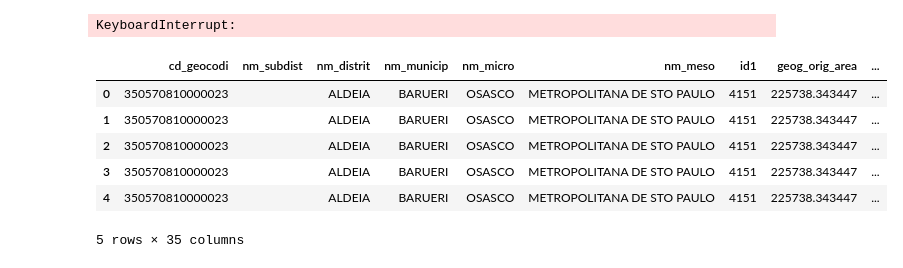
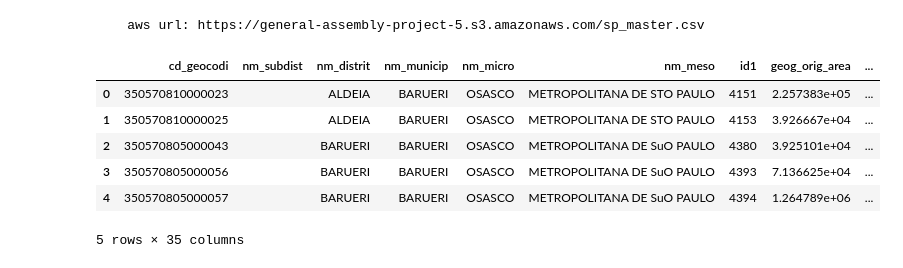
Before and after one commit to q-downgrade/informal-settlement-identification, a Jupyter notebook: tools/upload_files.ipynb, the cells around one changed output. Drawn from its saved outputs; the diff is of its cells as text; code cells hidden in the pictures.

```diff
--- a/tools/upload_files.ipynb
+++ b/tools/upload_files.ipynb
@@ -11,7 +11,7 @@ def read_json(json_file):
 wd = '/Users/danielmsheehan/Dropbox/General_Assembly/Projects/project_5/data'
 config = read_json('config.json')
 
-for g in ['sp', 'rj']:
+for g in ['sp']:  #, 'rj']:
     local_file = f"{wd}/output/{g}_master.csv"
     s3_filename = f"{g}_master.csv"
 
@@ -27,27 +27,27 @@ for g in ['sp', 'rj']:
     link = f'https://general-assembly-project-5.s3.amazonaws.com/{g}_master.csv'
     print('    aws url: {}'.format(link))
 # %% [output]
-KeyboardInterrupt:
+    aws url: https://general-assembly-project-5.s3.amazonaws.com/sp_master.csv
 # %%
 import pandas as pd
 
 # df = pd.read_csv('https://general-assembly-project-5.s3.amazonaws.com/sp_master.csv')
 
 
 
 wd = '/Users/danielmsheehan/Dropbox/General_Assembly/Projects/project_5/data'
-config = read_json('config.json')
+# config = read_json('config.json')
 
 df = pd.read_csv(f"{wd}/output/sp_master.csv")
 
 df.head()
 # %% [output]
 |  | cd_geocodi | nm_subdist | nm_distrit | nm_municip | nm_micro | nm_meso | id1 | geog_orig_area | ... |
-| 0 | 350570810000023 |  | ALDEIA | BARUERI | OSASCO | METROPOLITANA DE STO PAULO | 4151 | 225738.343447 | ... |
-| 1 | 350570810000023 |  | ALDEIA | BARUERI | OSASCO | METROPOLITANA DE STO PAULO | 4151 | 225738.343447 | ... |
-| 2 | 350570810000023 |  | ALDEIA | BARUERI | OSASCO | METROPOLITANA DE STO PAULO | 4151 | 225738.343447 | ... |
-| 3 | 350570810000023 |  | ALDEIA | BARUERI | OSASCO | METROPOLITANA DE STO PAULO | 4151 | 225738.343447 | ... |
-| 4 | 350570810000023 |  | ALDEIA | BARUERI | OSASCO | METROPOLITANA DE STO PAULO | 4151 | 225738.343447 | ... |
+| 0 | 350570810000023 |  | ALDEIA | BARUERI | OSASCO | METROPOLITANA DE STO PAULO | 4151 | 2.257383e+05 | ... |
+| 1 | 350570810000025 |  | ALDEIA | BARUERI | OSASCO | METROPOLITANA DE STO PAULO | 4153 | 3.926667e+04 | ... |
+| 2 | 350570805000043 |  | BARUERI | BARUERI | OSASCO | METROPOLITANA DE SuO PAULO | 4380 | 3.925101e+04 | ... |
+| 3 | 350570805000056 |  | BARUERI | BARUERI | OSASCO | METROPOLITANA DE SuO PAULO | 4393 | 7.136625e+04 | ... |
+| 4 | 350570805000057 |  | BARUERI | BARUERI | OSASCO | METROPOLITANA DE SuO PAULO | 4394 | 1.264789e+06 | ... |
 5 rows × 35 columns
 # %%
 for i in df.columns:
```
Also changed, not shown: parts of 9 cells of this notebook, 1 other file.
